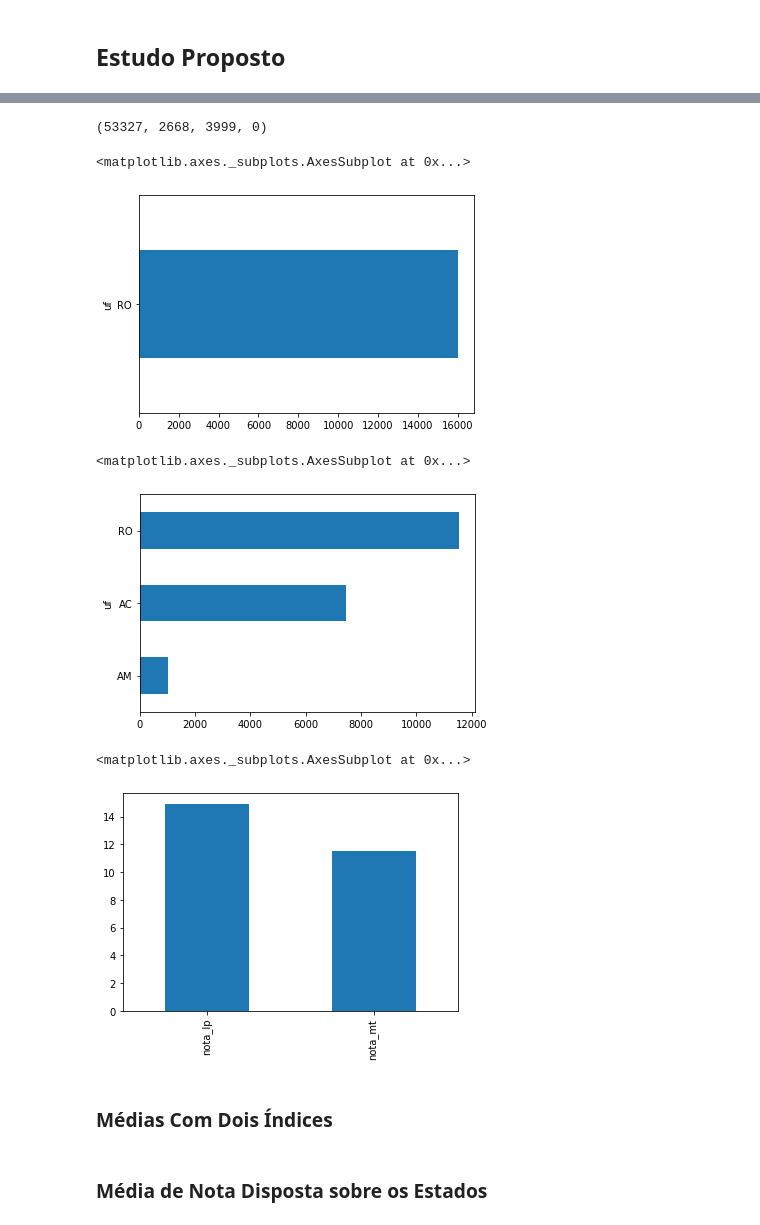
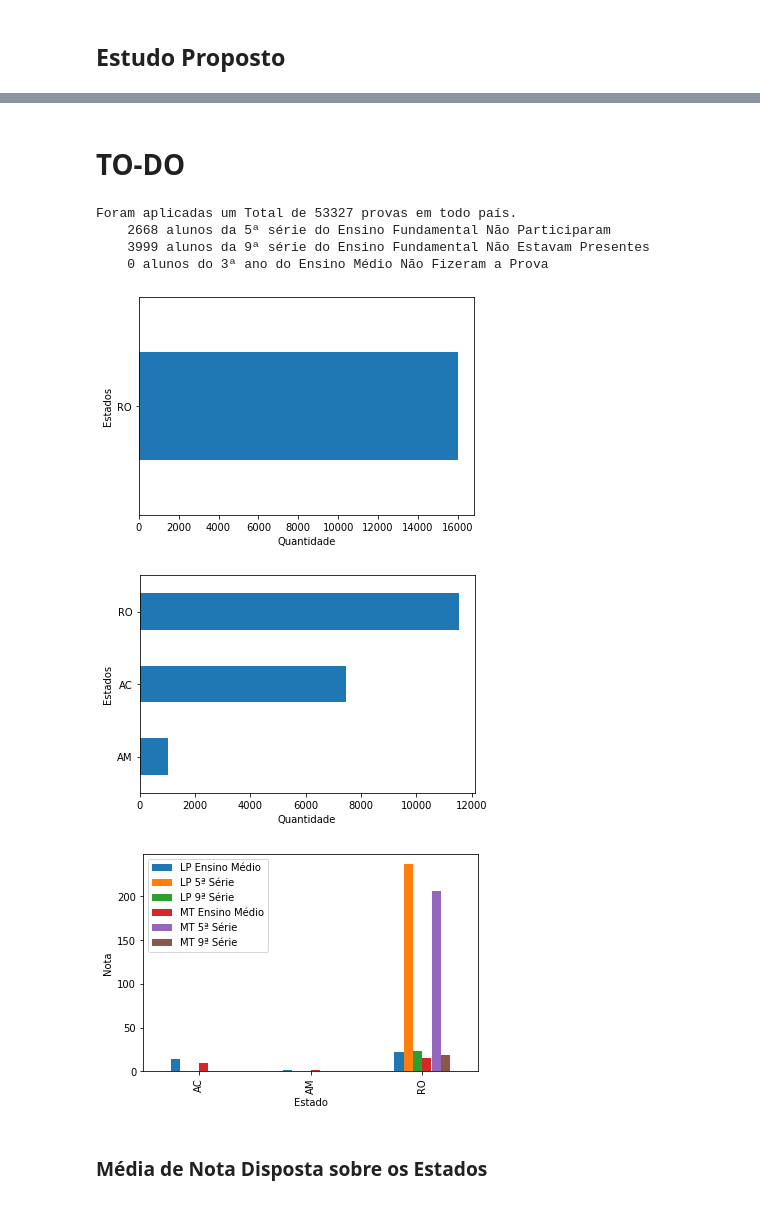
Before and after one commit to GomesDosSantos/AnaliseANEB, a Jupyter notebook: Livro.ipynb, the cells around one changed output, grey strips where cells are left out. Cells and saved outputs as stored; diff of their text form; code cells hidden in the pictures.

```diff
--- a/Livro.ipynb
+++ b/Livro.ipynb
@@ -476,22 +515,31 @@ dtype: int64
-# %%
-len(dados_filtrados), qtd_prova_nao_realizada_5SEM,\
-qtd_prova_nao_realizada_9SEM, qtd_prova_nao_realizada_3EM
-# %% [output]
-(53327, 2668, 3999, 0)
+# %% [markdown]
+#  TO-DO
+# %%
+print(
+    f'Foram aplicadas um Total de {len(dados_filtrados)} provas em todo país.\n\r\
+    {qtd_prova_nao_realizada_5SEM} alunos da 5ª série do Ensino Fundamental Não Participaram\n\r\
+    {qtd_prova_nao_realizada_9SEM} alunos da 9ª série do Ensino Fundamental Não Estavam Presentes\n\r\
+    {qtd_prova_nao_realizada_3EM} alunos do 3ª ano do Ensino Médio Não Fizeram a Prova'
+)
+# %% [output]
+Foram aplicadas um Total de 53327 provas em todo país.
+    2668 alunos da 5ª série do Ensino Fundamental Não Participaram
+    3999 alunos da 9ª série do Ensino Fundamental Não Estavam Presentes
+    0 alunos do 3ª ano do Ensino Médio Não Fizeram a Prova
 # %%
-dados_filtrados.query('serie == 9').groupby('uf').size().sort_values().plot.barh(figsize=(6, 4),)
+ax = dados_filtrados.query('serie == 9').groupby('uf').size().sort_values().plot(
+    kind='barh',
+    figsize=fig_size
+)
+ax.set_xlabel('Quantidade')
+ax = ax.set_ylabel('Estados')
 # %% [output]
-<matplotlib.axes._subplots.AxesSubplot at 0x...>
-[figure, old version]
+[figure, new version]
 # %%
-dados_filtrados.query('serie == 3').groupby('uf').size().sort_values().plot.barh(figsize=(6, 4),)
+ax = dados_filtrados.query('serie == 3').groupby('uf').size().sort_values().plot(kind='barh',
+    figsize=fig_size
+)
+ax.set_xlabel('Quantidade')
+ax = ax.set_ylabel('Estados')
 # %% [output]
-<matplotlib.axes._subplots.AxesSubplot at 0x...>
-[figure, old version]
+[figure, new version]
-# %%
-dados_filtrados[['nota_lp', 'nota_mt']].mean().plot(kind='bar')
-# %% [output]
-<matplotlib.axes._subplots.AxesSubplot at 0x...>
-[figure, removed]
-# %% [markdown]
-### Médias Com Dois Índices
@@ -525,2 +546,23 @@ def conta_tamanho_grupo(grupo, grupo_buscado):
+# %%
+ax = dados_filtrados.groupby(['uf', 'serie'])[['nota_lp', 'nota_mt']].sum()\
+.sort_values(by=['uf', 'serie']).unstack()\
+.apply(
+    lambda x: x / conta_tamanho_grupo(['uf', 'serie'], x.name)
+)
+ax = ax.plot(
+    kind='bar',
+    figsize=fig_size
+)
+ax.legend([
+    'LP Ensino Médio', 'LP 5ª Série', 'LP 9ª Série',
+    'MT Ensino Médio', 'MT 5ª Série', 'MT 9ª Série'
+]
+    , frameon=True
+    , loc='best'
+)
+ax.set_ylabel('Nota')
+ax = ax.set_xlabel('Estado')
+# %% [output]
+[figure, added]
 # %% [markdown]
 ### Média de Nota Disposta sobre os Estados
```
Also changed, not shown: parts of 32 cells of this notebook.
